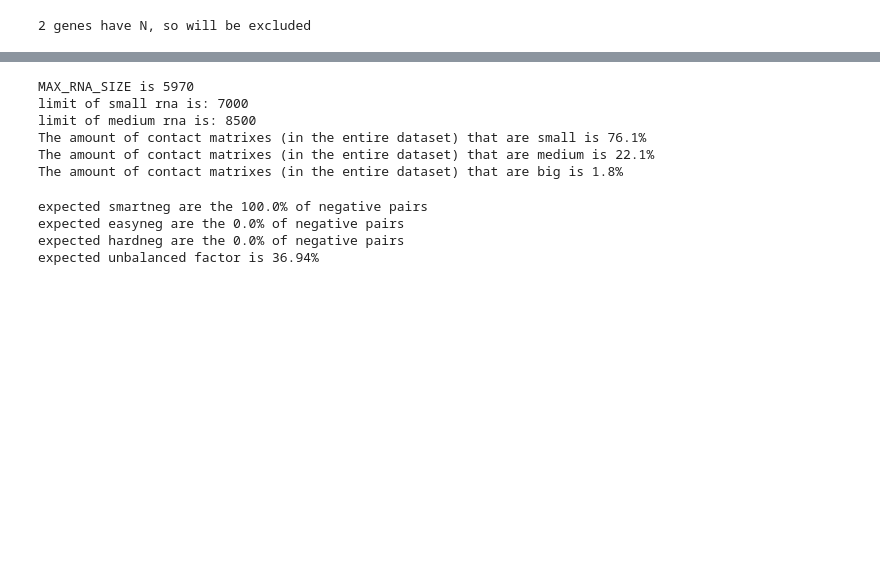
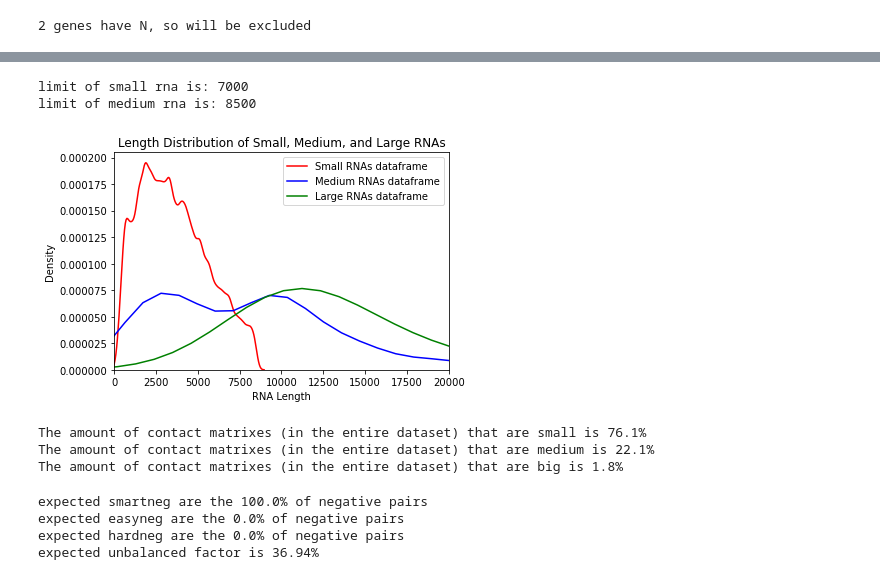
Before and after one commit to giorgiobini/RIME, a Jupyter notebook: src/Create_datasets.ipynb, the cells around one changed output, grey strips where cells are left out. Cells and saved outputs as stored; diff of their text form; code cells hidden in the pictures; blank space fills up the shorter version.

```diff
--- a/src/Create_datasets.ipynb
+++ b/src/Create_datasets.ipynb
@@ -73,38 +74,0 @@ df[df.couples.isin(subset_train)].w.min()
-# %%
-limit_small_rna = 7000
-limit_medium_rna = 8500
-
-print('MAX_RNA_SIZE is', MAX_RNA_SIZE)
-print('limit of small rna is:', limit_small_rna)
-print('limit of medium rna is:', limit_medium_rna)
-
-small1 = df[(df.length_2<=limit_small_rna)&(df.length_1<=limit_medium_rna)] #both small and one small the other medium
-small2 = df[(df.length_1<=limit_small_rna)&(df.length_2<=limit_medium_rna)] #both small and one small the other medium
-df_small = pd.concat([small1, small2], axis = 0).drop_duplicates()
-
-df_big = df[(df.length_1>limit_medium_rna)&(df.length_2>limit_medium_rna)]
-
-big_small_idx = list(df_small.index) + list(df_big.index)
-df_medium = df.loc[set(df.index) - set(big_small_idx)]
-
-assert (df_small.shape[0]+df_medium.shape[0]+df_big.shape[0]) == df.shape[0]
-assert set(df_big.couples).union(df_medium.couples).union(df_small.couples) == set(df.couples)
-
-df_small = df_small.reset_index(drop=True)
-df_medium = df_medium.reset_index(drop=True)
-df_big = df_big.reset_index(drop=True)
-
-set(df_small.couples).union(set(df_medium.couples)).union(set(df_big.couples)) == set(df.couples)
-perc_small = np.round(df_small.shape[0]/df.shape[0]*100, 1)
-perc_medium = np.round(df_medium.shape[0]/df.shape[0]*100, 1)
-perc_big = np.round(df_big.shape[0]/df.shape[0]*100, 1)
-print(f'The amount of contact matrixes (in the entire dataset) that are small is {perc_small}% ')
-print(f'The amount of contact matrixes (in the entire dataset) that are medium is {perc_medium}% ')
-print(f'The amount of contact matrixes (in the entire dataset) that are big is {perc_big}% ')
-# %% [output]
-MAX_RNA_SIZE is 5970
-limit of small rna is: 7000
-limit of medium rna is: 8500
-The amount of contact matrixes (in the entire dataset) that are small is 76.1%
-The amount of contact matrixes (in the entire dataset) that are medium is 22.1%
-The amount of contact matrixes (in the entire dataset) that are big is 1.8%
@@ -203,3 +75,14 @@ def get_dataset(ep_per_sample, sn_per_sample, en_persample, hn_per_sample, df_ge
+# %%
+df_small, df_medium, df_big = get_df_small_medium_big(df, limit_small_rna = 7_000, limit_medium_rna = 8_500, plot_distributions=True)
+
+perc_small, perc_medium, perc_big = calc_perc_small_medium_big(df_small.shape[0],df_medium.shape[0],df_big.shape[0], df.shape[0])
+# %% [output]
+limit of small rna is: 7000
+limit of medium rna is: 8500
+[figure, added]
+The amount of contact matrixes (in the entire dataset) that are small is 76.1%
+The amount of contact matrixes (in the entire dataset) that are medium is 22.1%
+The amount of contact matrixes (in the entire dataset) that are big is 1.8%
 # %%
 pos_width_multipliers = {1_000_000: 1.}
 pos_height_multipliers = pos_width_multipliers
```
Also changed, not shown: parts of 7 cells of this notebook, 3 other files.
